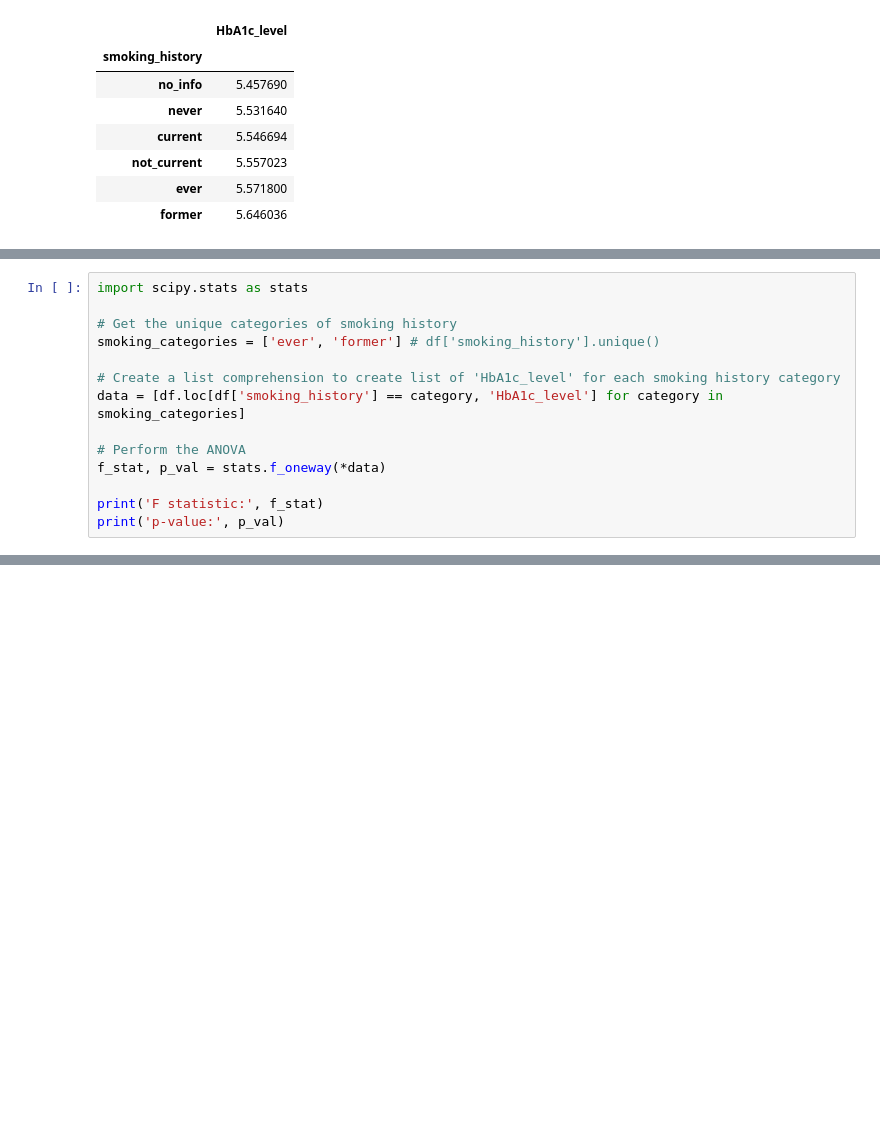
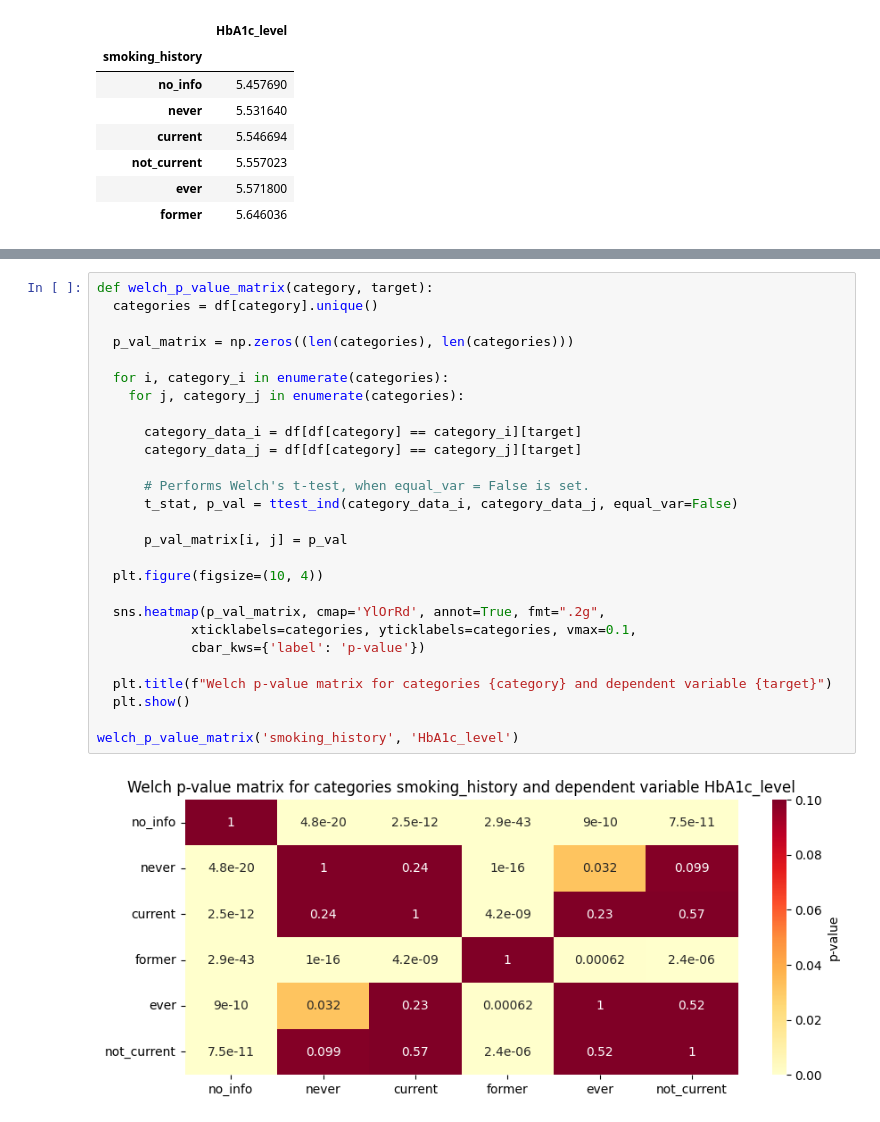
Before and after one commit to nemkin/matstat-diabetes, a Jupyter notebook: src/diabetes.ipynb, the cells around one changed output, grey strips where cells are left out. Saved outputs shown, nothing was run; the diff lists cells and outputs as text; blank space fills up the shorter version.

```diff
--- a/src/diabetes.ipynb
+++ b/src/diabetes.ipynb
@@ -626,14 +625,0 @@ However, for `HbA1c_level`, the level of `ever`, which I assume means "smoked a
-# %%
-import scipy.stats as stats
-
-# Get the unique categories of smoking history
-smoking_categories = ['ever', 'former'] # df['smoking_history'].unique()
-
-# Create a list comprehension to create list of 'HbA1c_level' for each smoking history category
-data = [df.loc[df['smoking_history'] == category, 'HbA1c_level'] for category in smoking_categories]
-
-# Perform the ANOVA
-f_stat, p_val = stats.f_oneway(*data)
-
-print('F statistic:', f_stat)
-print('p-value:', p_val)
@@ -642,0 +636,29 @@ p-value: 0.0007357788133329733
+# %%
+def welch_p_value_matrix(category, target):
+  categories = df[category].unique()
+
+  p_val_matrix = np.zeros((len(categories), len(categories)))
+
+  for i, category_i in enumerate(categories):
+    for j, category_j in enumerate(categories):
+
+      category_data_i = df[df[category] == category_i][target]
+      category_data_j = df[df[category] == category_j][target]
+
+      # Performs Welch's t-test, when equal_var = False is set.
+      t_stat, p_val = ttest_ind(category_data_i, category_data_j, equal_var=False)
+
+      p_val_matrix[i, j] = p_val
+
+  plt.figure(figsize=(10, 4))
+
+  sns.heatmap(p_val_matrix, cmap='YlOrRd', annot=True, fmt=".2g",
+            xticklabels=categories, yticklabels=categories, vmax=0.1,
+            cbar_kws={'label': 'p-value'})
+
+  plt.title(f"Welch p-value matrix for categories {category} and dependent variable {target}")
+  plt.show()
+
+welch_p_value_matrix('smoking_history', 'HbA1c_level')
+# %% [output]
+[figure, added]
```
Also changed, not shown: parts of 4 cells of this notebook.
